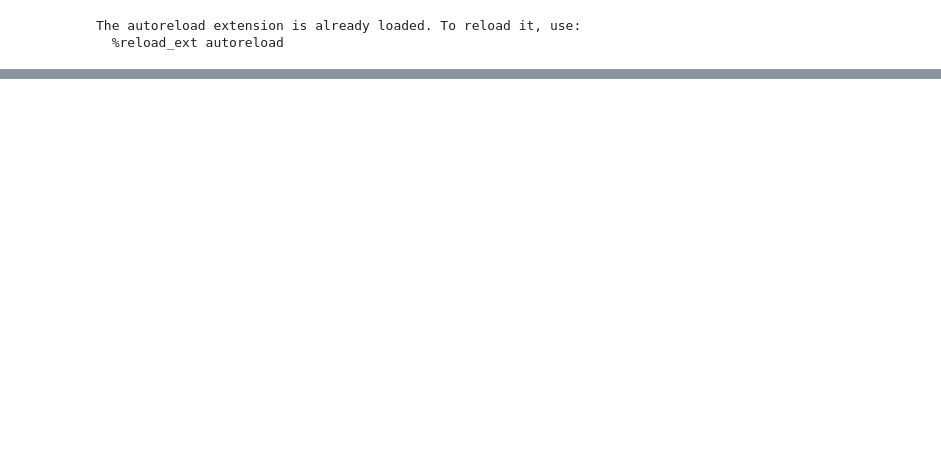
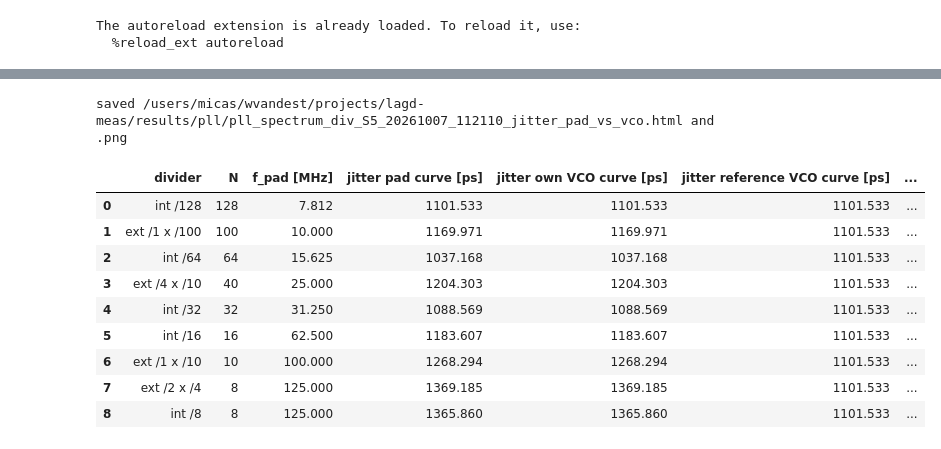
Before and after one commit to KULeuven-MICAS/lagd-meas, a Jupyter notebook: sw/tools/notebooks/pll_spectrum_div.ipynb, the cells around one changed output, grey strips where cells are left out. Drawn from its saved outputs; the diff is of its cells as text; code cells hidden in the pictures; blank space fills up the shorter version.

```diff
--- a/sw/tools/notebooks/pll_spectrum_div.ipynb
+++ b/sw/tools/notebooks/pll_spectrum_div.ipynb
@@ -175,0 +216,65 @@ saved /users/micas/wvandest/projects/lagd-meas/results/pll/pll_spectrum_div_S5_2
+# %%
+# RMS jitter over the common band from the full curves. The time jitter from a divider's pad curve and from its own
+# VCO-referred curve (L + 20 log10 N, integrated at N x f_pad) are identical by construction; the real check is each
+# divider against one reference VCO curve: the divider with the lowest f_pad (least excess close-in noise). An ideal
+# divider keeps the time jitter, so every pad should show the reference time jitter; excess = quadrature difference.
+import sys
+
+sys.path.insert(0, str(PLL_DIR.parents[1]))  # repo root
+from sw.lib.pll_util import integrate_phase_noise
+
+lo, hi = (float(x) for x in ok["common_band"].iloc[0].split("-"))
+
+
+def band_curve(divider):
+    """(offsets, L on the pad) of the divider's full curve inside the common band."""
+    lt = traces[(traces["divider"] == divider) & (traces["kind"] == "L_trace")]
+    lt = lt[(lt["freq"] >= lo) & (lt["freq"] <= hi)].sort_values("freq")
+    return lt["freq"].to_numpy(), lt["level_dbm"].to_numpy()
+
+
+ref = ok.loc[ok["f_out_meas"].idxmin()]
+o_ref, l_ref = band_curve(ref["divider"])
+t_ref, phi_ref = integrate_phase_noise(ref["f_out_meas"] * ref["total_div"], o_ref,
+                                       l_ref + 20 * np.log10(ref["total_div"]))  # VCO-referred reference
+
+rows = []
+for r in ok.itertuples():
+    o, l = band_curve(r.divider)
+    if len(o) < 2:
+        continue
+    t_pad, phi_pad = integrate_phase_noise(r.f_out_meas, o, l)
+    t_vco, phi_vco = integrate_phase_noise(r.f_out_meas * r.total_div, o, l + 20 * np.log10(r.total_div))
+    rows.append({"divider": r.divider, "N": r.total_div, "f_pad [MHz]": r.f_out_meas / 1e6,
+                 "jitter pad curve [ps]": t_pad * 1e12, "jitter own VCO curve [ps]": t_vco * 1e12,
+                 "jitter reference VCO curve [ps]": t_ref * 1e12,
+                 "excess over reference [ps]": np.sqrt(max(t_pad ** 2 - t_ref ** 2, 0)) * 1e12,
+                 "phase jitter pad [mrad]": phi_pad * 1e3, "phase jitter VCO [mrad]": phi_vco * 1e3,
+                 "phase jitter pad from reference [mrad]": phi_ref / r.total_div * 1e3})
+jit = pd.DataFrame(rows).sort_values("f_pad [MHz]").reset_index(drop=True)
+
+fig = go.Figure()
+fig.add_scatter(x=jit["f_pad [MHz]"], y=jit["jitter pad curve [ps]"], mode="markers", name="from the pad curve",
+                marker=dict(size=11, color="#2a78d6", line=dict(color="white", width=1)), customdata=jit[["divider"]],
+                hovertemplate="%{customdata[0]}: f_pad %{x:.4g} MHz, %{y:.2f} ps<extra></extra>")
+fig.add_hline(y=t_ref * 1e12, line=dict(color="#eb6834", dash="dash"),
+              annotation_text=f"reference VCO curve ({ref['divider']}): {t_ref * 1e12:.2f} ps",
+              annotation_position="top left")
+fig.update_layout(title=f"RMS time jitter over {lo:g}-{hi:g} Hz: pad curves vs the reference VCO curve, {REF_TXT}",
+                  template="plotly_white", height=450, legend=dict(orientation="h", y=-0.25))
+fig.update_xaxes(title="f_pad (analyzer centre frequency)", gridcolor=GRID, **FREQ_AXIS)
+fig.update_yaxes(title="RMS time jitter [ps]", gridcolor=GRID, rangemode="tozero")
+save(fig, "jitter_pad_vs_vco")
+jit.round(3)
+# %% [output]
+saved /users/micas/wvandest/projects/lagd-meas/results/pll/pll_spectrum_div_S5_20261007_112110_jitter_pad_vs_vco.html and .png
+|  | divider | N | f_pad [MHz] | jitter pad curve [ps] | jitter own VCO curve [ps] | jitter reference VCO curve [ps] | ... |
+| 0 | int /128 | 128 | 7.812 | 1101.533 | 1101.533 | 1101.533 | ... |
+| 1 | ext /1 x /100 | 100 | 10.000 | 1169.971 | 1169.971 | 1101.533 | ... |
+| 2 | int /64 | 64 | 15.625 | 1037.168 | 1037.168 | 1101.533 | ... |
+| 3 | ext /4 x /10 | 40 | 25.000 | 1204.303 | 1204.303 | 1101.533 | ... |
+| 4 | int /32 | 32 | 31.250 | 1088.569 | 1088.569 | 1101.533 | ... |
+| 5 | int /16 | 16 | 62.500 | 1183.607 | 1183.607 | 1101.533 | ... |
+| 6 | ext /1 x /10 | 10 | 100.000 | 1268.294 | 1268.294 | 1101.533 | ... |
+| 7 | ext /2 x /4 | 8 | 125.000 | 1369.185 | 1369.185 | 1101.533 | ... |
+| 8 | int /8 | 8 | 125.000 | 1365.860 | 1365.860 | 1101.533 | ... |
```
Also changed, not shown: parts of 7 cells of this notebook, 8 other files.
